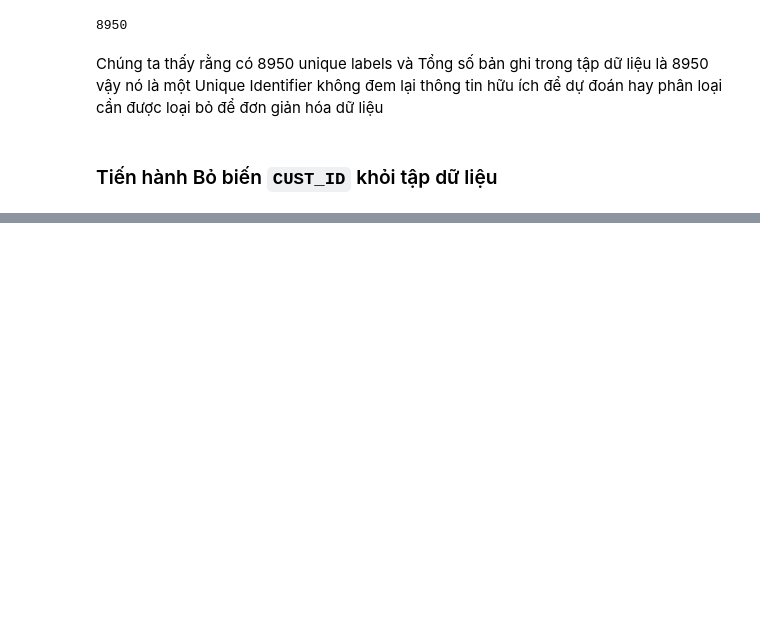
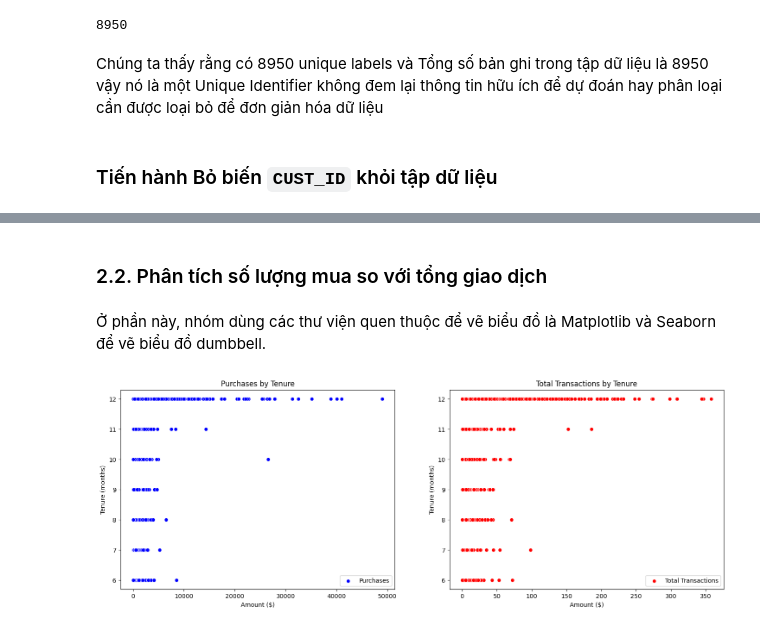
Before and after one commit to Huyenuiio/K-Meats-Clustering, a Jupyter notebook: K-Means Clustering nhom1.ipynb, the cells around one changed output, grey strips where cells are left out. Drawn from its saved outputs; the diff is of its cells as text; code cells hidden in the pictures; blank space fills up the shorter version.

```diff
--- a/K-Means Clustering nhom1.ipynb
+++ b/K-Means Clustering nhom1.ipynb
@@ -130,0 +166,31 @@ df.drop(['CUST_ID',], axis=1, inplace=True)
+# %% [markdown]
+### 2.2. Phân tích số lượng mua so với tổng giao dịch
+# %% [markdown]
+Ở phần này, nhóm dùng các thư viện quen thuộc để vẽ biểu đồ là Matplotlib và Seaborn để vẽ biểu đồ dumbbell.
+# %%
+%matplotlib inline
+import matplotlib.pyplot as plt
+import seaborn as sns
+
+def analyze_purchases_vs_transactions(data):
+    fig, axes = plt.subplots(1, 2, figsize=(18, 6))
+
+    sns.scatterplot(ax=axes[0], x='PURCHASES', y='TENURE', data=data, label='Purchases', color='blue')
+    axes[0].set_xlabel('Amount ($)')
+    axes[0].set_ylabel('Tenure (months)')
+    axes[0].set_title('Purchases by Tenure')
+    axes[0].legend()
+
+    sns.scatterplot(ax=axes[1], x='PURCHASES_TRX', y='TENURE', data=data, label='Total Transactions', color='red')
+    axes[1].set_xlabel('Amount ($)')
+    axes[1].set_ylabel('Tenure (months)')
+    axes[1].set_title('Total Transactions by Tenure')
+    axes[1].legend()
+
+    plt.show()
+
+# Gọi hàm với dữ liệu của bạn
+data = df
+analyze_purchases_vs_transactions(data)
+# %% [output]
+[figure, added]
```
Also changed, not shown: parts of 34 cells of this notebook, 4 other files.
